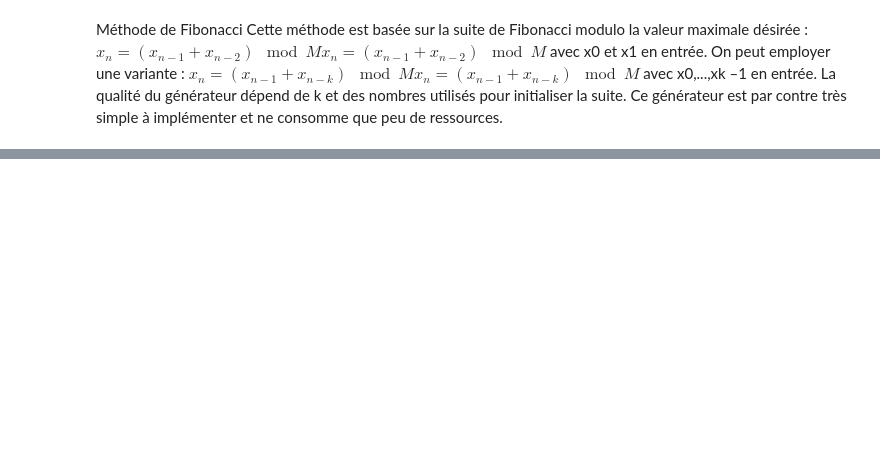
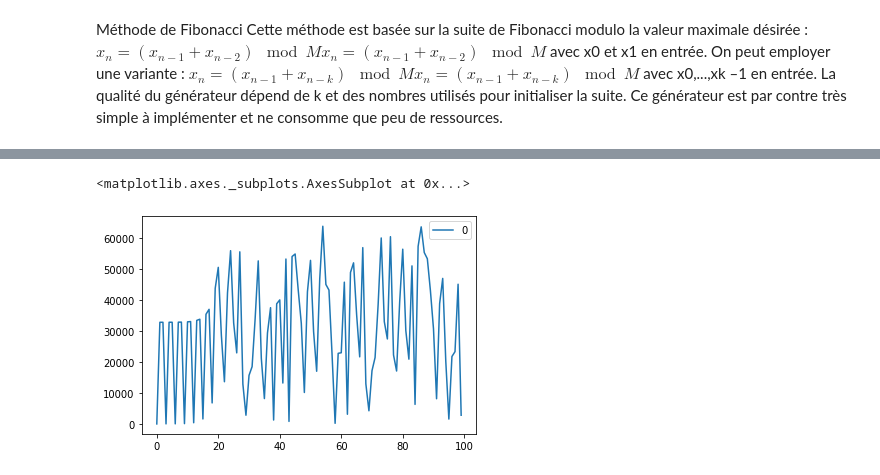
Before and after one commit to GregoryLagasse/random, a Jupyter notebook: jupyter/random.ipynb, the cells around one changed output, grey strips where cells are left out. Cells and saved outputs as stored; diff of their text form; code cells hidden in the pictures; blank space fills up the shorter version.

```diff
--- a/jupyter/random.ipynb
+++ b/jupyter/random.ipynb
@@ -31,0 +77,5 @@ class generator_fibonacci():
+# %%
+sns.lineplot(data=pd.DataFrame(X))
+# %% [output]
+<matplotlib.axes._subplots.AxesSubplot at 0x...>
+[figure, added]
```
Also changed, not shown: parts of 21 cells of this notebook.
